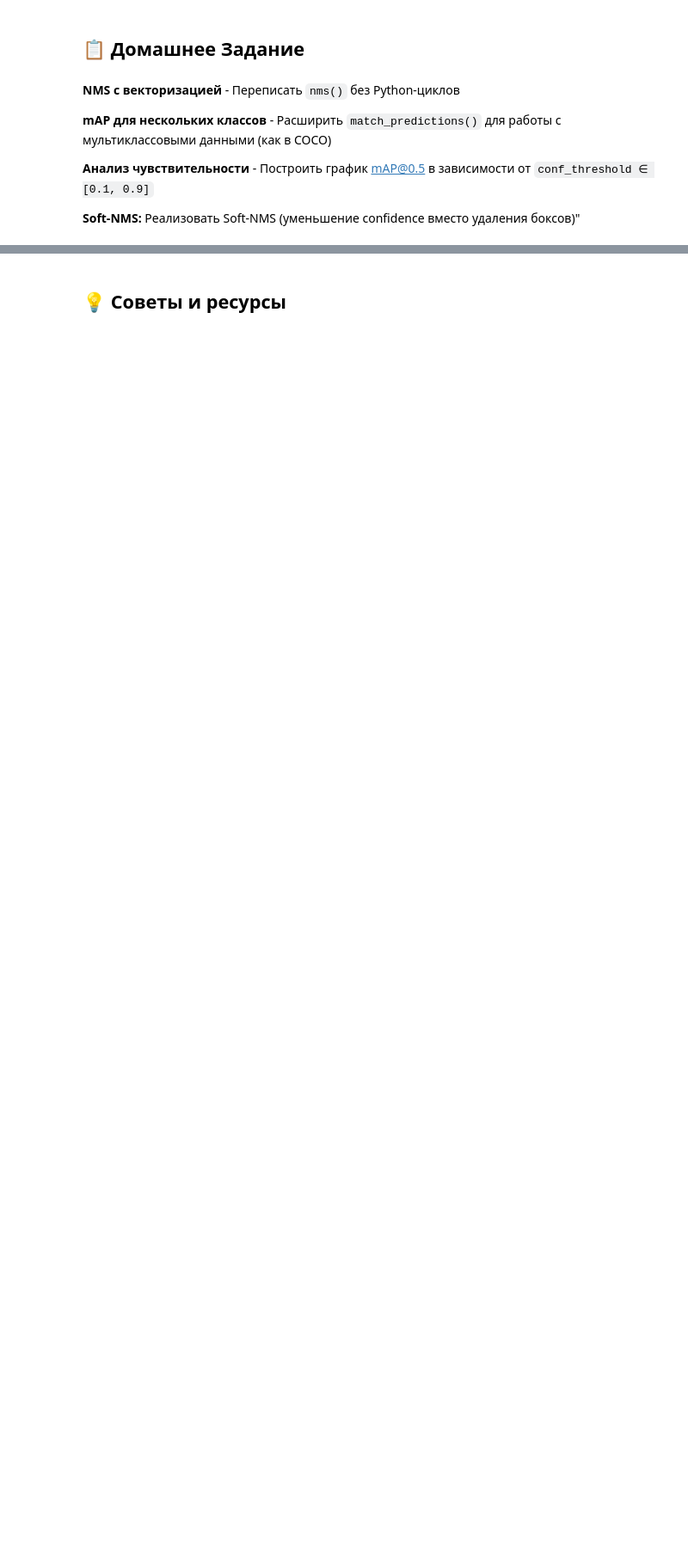
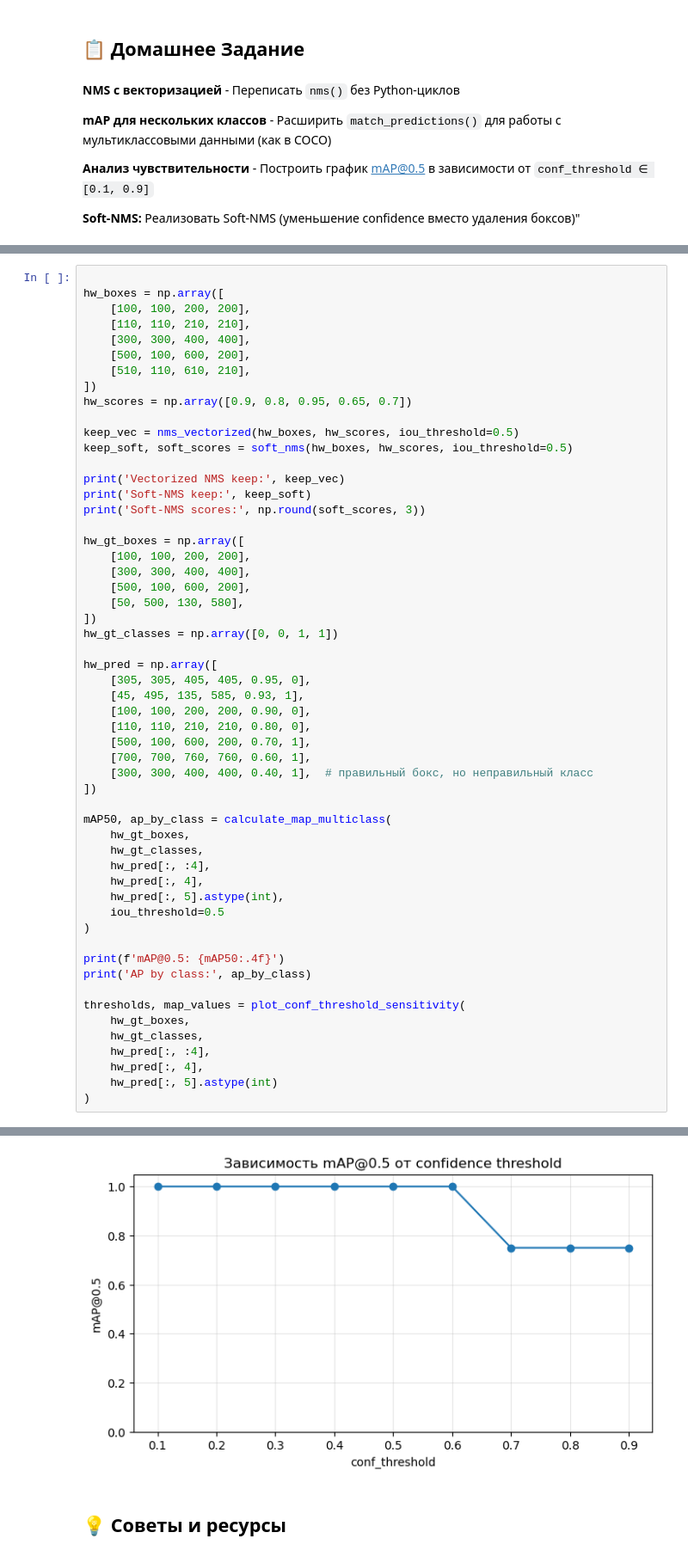
Before and after one commit to StriderOne/cv_course_2026, a Jupyter notebook: seminars/seminar_detection.ipynb, the cells around one changed output, grey strips where cells are left out. Shown at 86% size. Drawn from its saved outputs; the diff is of its cells as text; blank space fills up the shorter version.

```diff
--- a/seminars/seminar_detection.ipynb
+++ b/seminars/seminar_detection.ipynb
@@ -525,0 +793,56 @@ plt.show()
+# %%
+
+hw_boxes = np.array([
+    [100, 100, 200, 200],
+    [110, 110, 210, 210],
+    [300, 300, 400, 400],
+    [500, 100, 600, 200],
+    [510, 110, 610, 210],
+])
+hw_scores = np.array([0.9, 0.8, 0.95, 0.65, 0.7])
+
+keep_vec = nms_vectorized(hw_boxes, hw_scores, iou_threshold=0.5)
+keep_soft, soft_scores = soft_nms(hw_boxes, hw_scores, iou_threshold=0.5)
+
+print('Vectorized NMS keep:', keep_vec)
+print('Soft-NMS keep:', keep_soft)
+print('Soft-NMS scores:', np.round(soft_scores, 3))
+
+hw_gt_boxes = np.array([
+    [100, 100, 200, 200],
+    [300, 300, 400, 400],
+    [500, 100, 600, 200],
+    [50, 500, 130, 580],
+])
+hw_gt_classes = np.array([0, 0, 1, 1])
+
+hw_pred = np.array([
+    [305, 305, 405, 405, 0.95, 0],
+    [45, 495, 135, 585, 0.93, 1],
+    [100, 100, 200, 200, 0.90, 0],
+    [110, 110, 210, 210, 0.80, 0],
+    [500, 100, 600, 200, 0.70, 1],
+    [700, 700, 760, 760, 0.60, 1],
+    [300, 300, 400, 400, 0.40, 1],  # правильный бокс, но неправильный класс
+])
+
+mAP50, ap_by_class = calculate_map_multiclass(
+    hw_gt_boxes,
+    hw_gt_classes,
+    hw_pred[:, :4],
+    hw_pred[:, 4],
+    hw_pred[:, 5].astype(int),
+    iou_threshold=0.5
+)
+
+print(f'mAP@0.5: {mAP50:.4f}')
+print('AP by class:', ap_by_class)
+
+thresholds, map_values = plot_conf_threshold_sensitivity(
+    hw_gt_boxes,
+    hw_gt_classes,
+    hw_pred[:, :4],
+    hw_pred[:, 4],
+    hw_pred[:, 5].astype(int)
+)
+# %% [output]
@@ -526,3 +854,4 @@ plt.show()
+[figure, added]
 # %% [markdown]
 ## 💡 Советы и ресурсы
 # %% [markdown]
```
Also changed, not shown: parts of 20 cells of this notebook.
